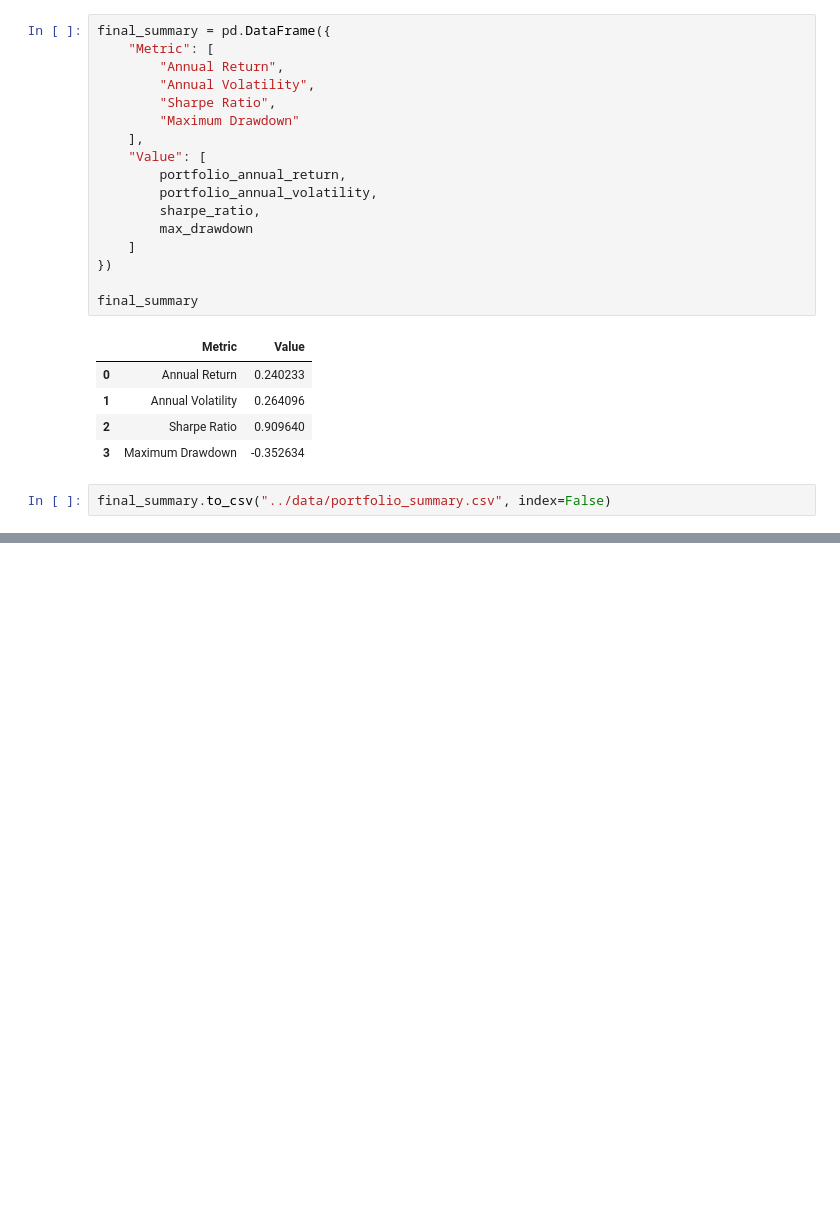
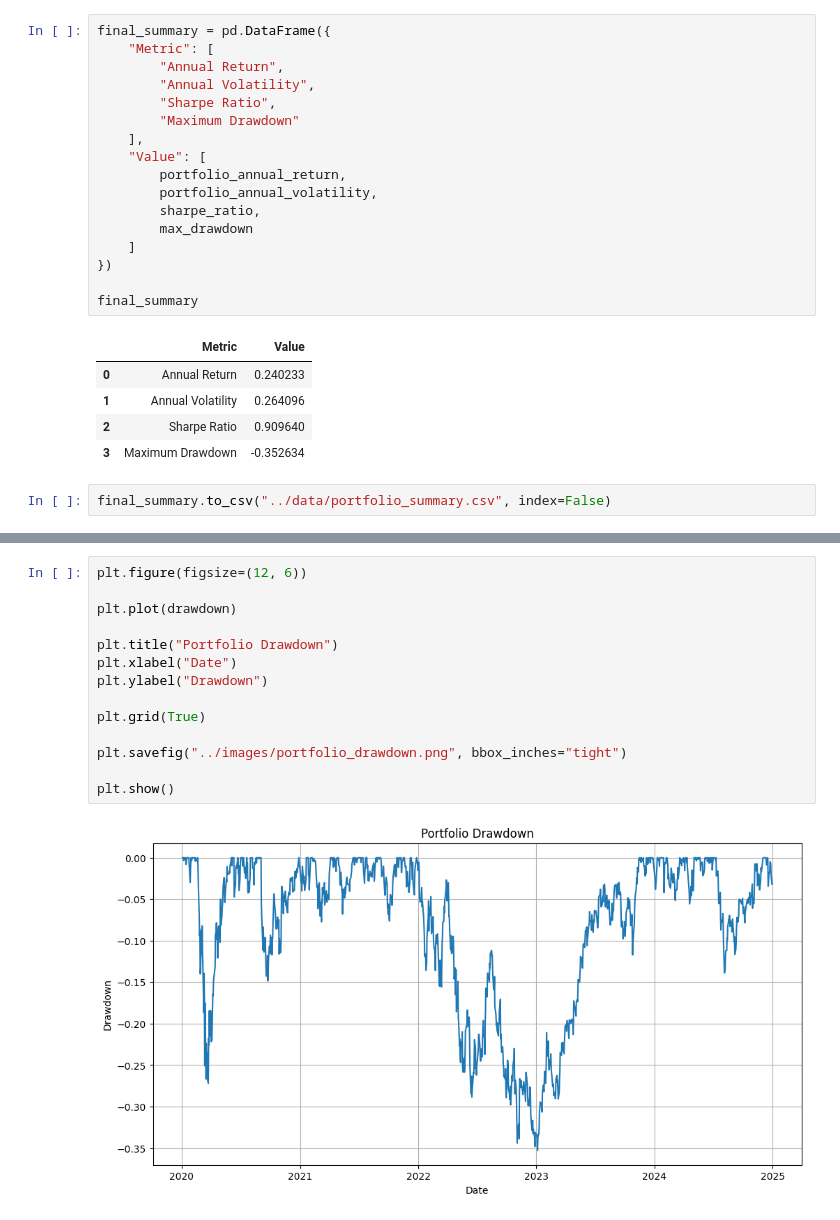
Before and after one commit to AlessandroTanzi/portfolio-risk-analysis, a Jupyter notebook: notebook/portfolio_risk_analysis.ipynb, the cells around one changed output, grey strips where cells are left out. Cells and saved outputs as stored; diff of their text form; blank space fills up the shorter version.

Commit message:
Update notebook with chart export cells

```diff
--- a/notebook/portfolio_risk_analysis.ipynb
+++ b/notebook/portfolio_risk_analysis.ipynb
@@ -181,0 +198,16 @@ final_summary.to_csv("../data/portfolio_summary.csv", index=False)
+# %%
+plt.figure(figsize=(12, 6))
+
+plt.plot(drawdown)
+
+plt.title("Portfolio Drawdown")
+plt.xlabel("Date")
+plt.ylabel("Drawdown")
+
+plt.grid(True)
+
+plt.savefig("../images/portfolio_drawdown.png", bbox_inches="tight")
+
+plt.show()
+# %% [output]
+[figure, added]
```
Also changed, not shown: parts of 1 cell of this notebook.
